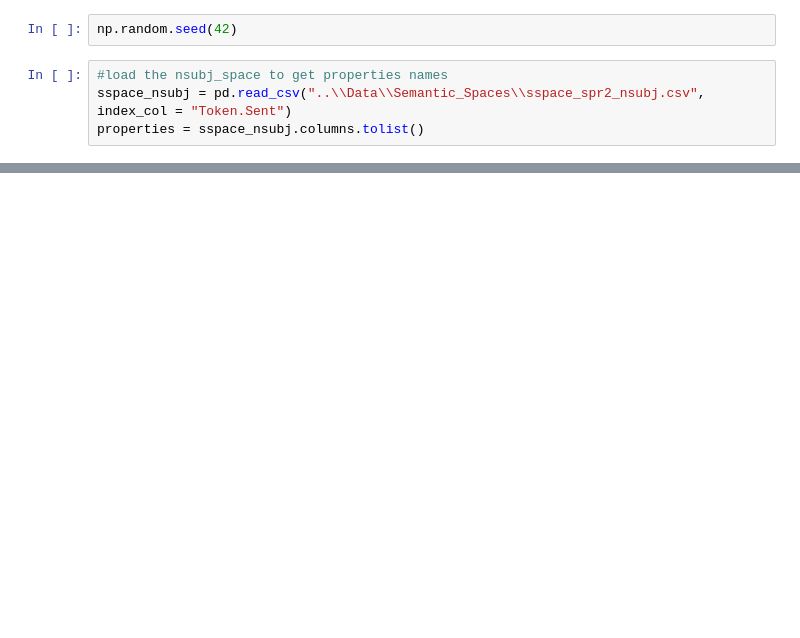
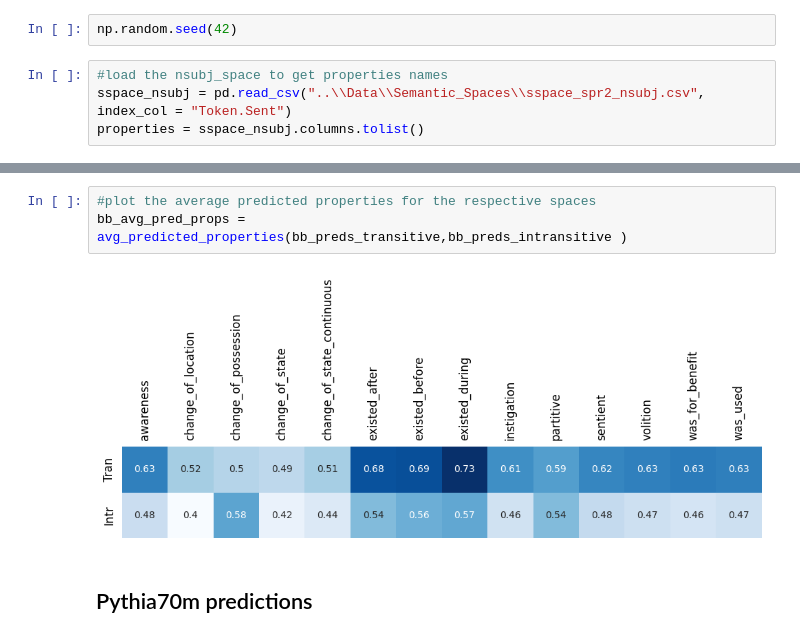
Before and after one commit to aittam9/PaperLeL, a Jupyter notebook: Code/Anticausative_Predictions.ipynb, the cells around one changed output, grey strips where cells are left out. Drawn from its saved outputs; the diff is of its cells as text; blank space fills up the shorter version.

```diff
--- a/Code/Anticausative_Predictions.ipynb
+++ b/Code/Anticausative_Predictions.ipynb
@@ -60,0 +101,7 @@ bb_predictions.apply(lambda x:(x-x.min())/(x.max()-x.min()))
+# %%
+#plot the average predicted properties for the respective spaces
+bb_avg_pred_props = avg_predicted_properties(bb_preds_transitive,bb_preds_intransitive )
+# %% [output]
+[figure, added]
+# %% [markdown]
+## Pythia70m predictions
```
Also changed, not shown: parts of 31 cells of this notebook, 5 other files.
